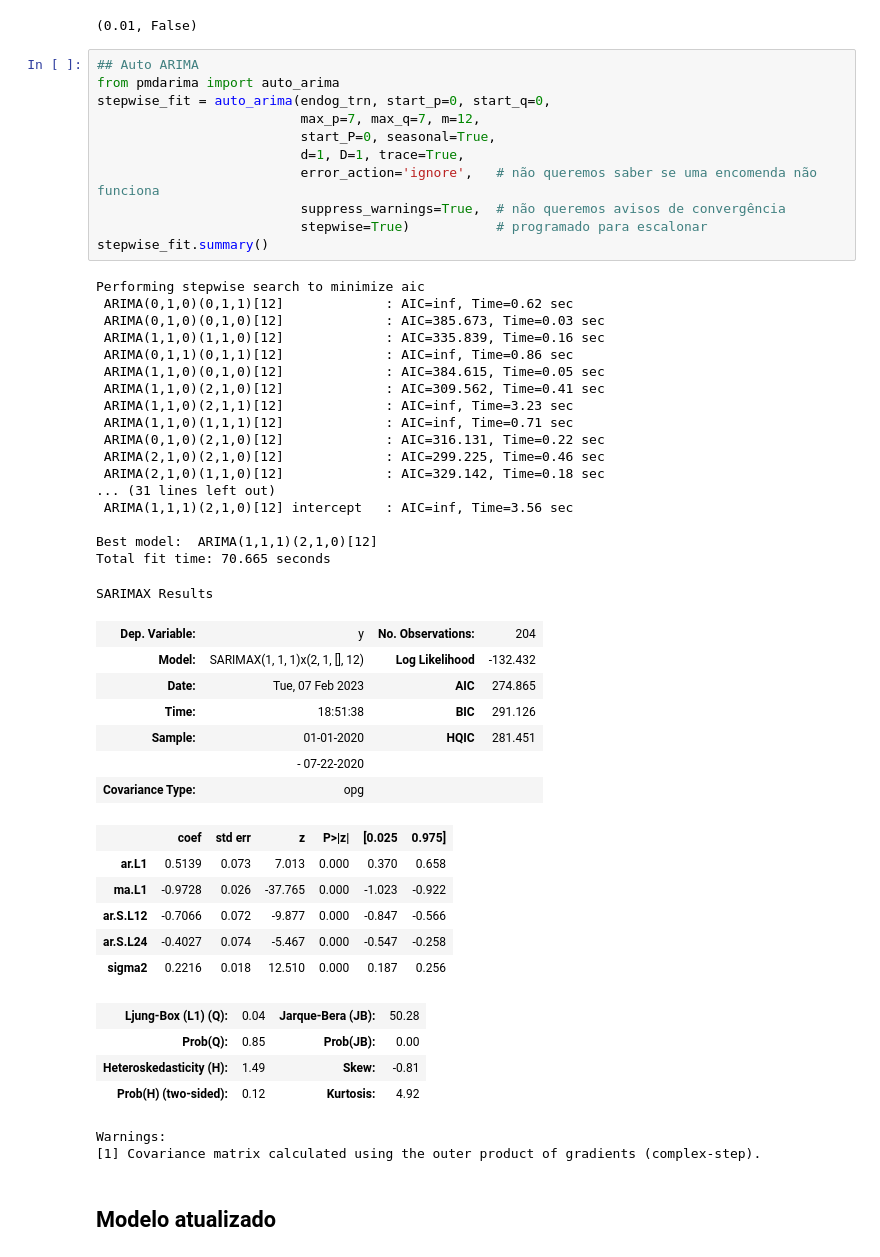
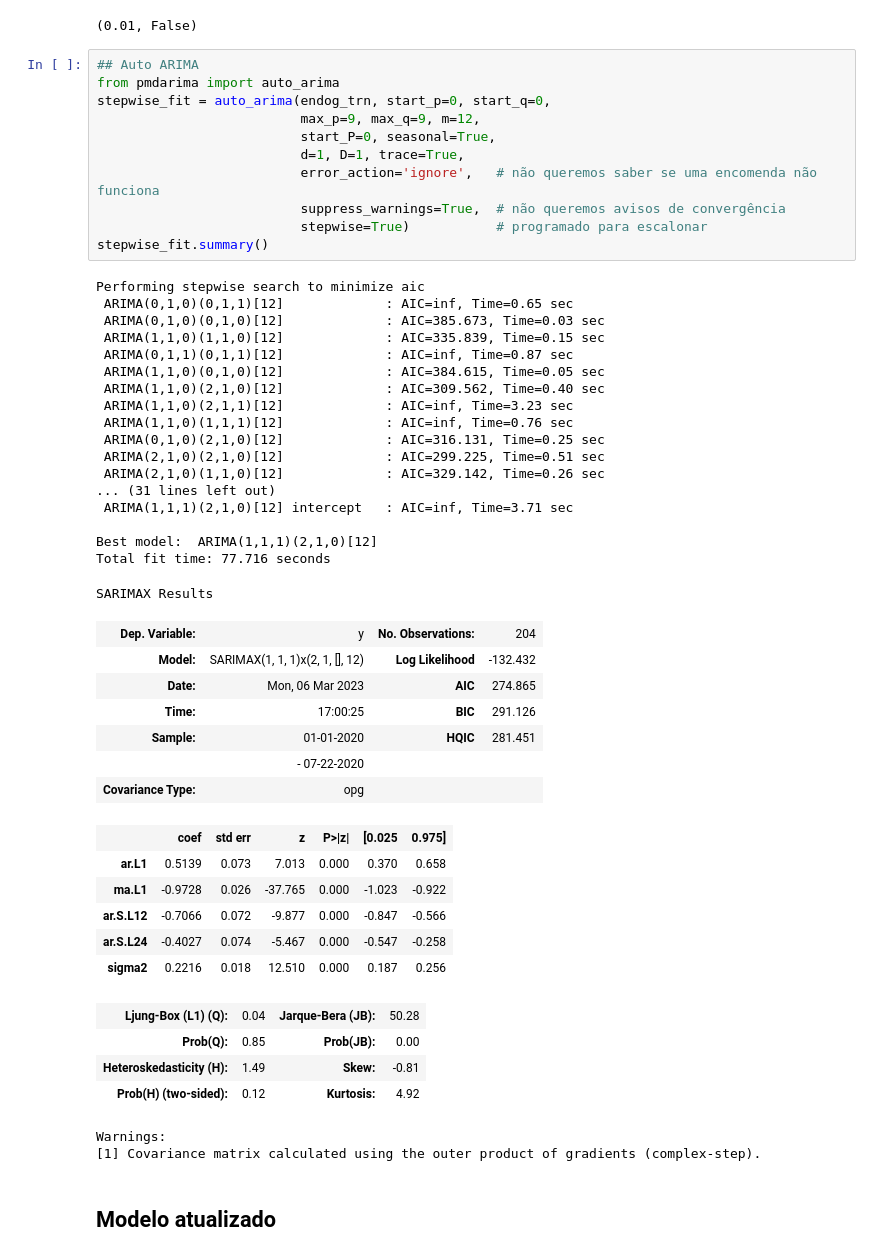
Before and after one commit to TheTchesko/Mestre-Tchesko, a Jupyter notebook: Modelos em Python/Modelos ARIMA.ipynb, the cells around one changed output. Drawn from its saved outputs; the diff is of its cells as text.

```diff
--- a/Modelos em Python/Modelos ARIMA.ipynb
+++ b/Modelos em Python/Modelos ARIMA.ipynb
@@ -420,37 +420,37 @@ adf_test.should_diff(endog)
 # %%
 ## Auto ARIMA
 from pmdarima import auto_arima
 stepwise_fit = auto_arima(endog_trn, start_p=0, start_q=0,
-                          max_p=7, max_q=7, m=12,
+                          max_p=9, max_q=9, m=12,
                           start_P=0, seasonal=True,
                           d=1, D=1, trace=True,
                           error_action='ignore',   # não queremos saber se uma encomenda não funciona
                           suppress_warnings=True,  # não queremos avisos de convergência
                           stepwise=True)           # programado para escalonar
 stepwise_fit.summary()
 # %% [output]
 Performing stepwise search to minimize aic
- ARIMA(0,1,0)(0,1,1)[12]             : AIC=inf, Time=0.62 sec
+ ARIMA(0,1,0)(0,1,1)[12]             : AIC=inf, Time=0.65 sec
  ARIMA(0,1,0)(0,1,0)[12]             : AIC=385.673, Time=0.03 sec
- ARIMA(1,1,0)(1,1,0)[12]             : AIC=335.839, Time=0.16 sec
- ARIMA(0,1,1)(0,1,1)[12]             : AIC=inf, Time=0.86 sec
+ ARIMA(1,1,0)(1,1,0)[12]             : AIC=335.839, Time=0.15 sec
+ ARIMA(0,1,1)(0,1,1)[12]             : AIC=inf, Time=0.87 sec
  ARIMA(1,1,0)(0,1,0)[12]             : AIC=384.615, Time=0.05 sec
- ARIMA(1,1,0)(2,1,0)[12]             : AIC=309.562, Time=0.41 sec
+ ARIMA(1,1,0)(2,1,0)[12]             : AIC=309.562, Time=0.40 sec
  ARIMA(1,1,0)(2,1,1)[12]             : AIC=inf, Time=3.23 sec
- ARIMA(1,1,0)(1,1,1)[12]             : AIC=inf, Time=0.71 sec
- ARIMA(0,1,0)(2,1,0)[12]             : AIC=316.131, Time=0.22 sec
- ARIMA(2,1,0)(2,1,0)[12]             : AIC=299.225, Time=0.46 sec
- ARIMA(2,1,0)(1,1,0)[12]             : AIC=329.142, Time=0.18 sec
+ ARIMA(1,1,0)(1,1,1)[12]             : AIC=inf, Time=0.76 sec
+ ARIMA(0,1,0)(2,1,0)[12]             : AIC=316.131, Time=0.25 sec
+ ARIMA(2,1,0)(2,1,0)[12]             : AIC=299.225, Time=0.51 sec
+ ARIMA(2,1,0)(1,1,0)[12]             : AIC=329.142, Time=0.26 sec
 ... (31 lines left out)
- ARIMA(1,1,1)(2,1,0)[12] intercept   : AIC=inf, Time=3.56 sec
+ ARIMA(1,1,1)(2,1,0)[12] intercept   : AIC=inf, Time=3.71 sec
 
 Best model:  ARIMA(1,1,1)(2,1,0)[12]
-Total fit time: 70.665 seconds
+Total fit time: 77.716 seconds
 SARIMAX Results
 | Dep. Variable: | y | No. Observations: | 204 |
 | Model: | SARIMAX(1, 1, 1)x(2, 1, [], 12) | Log Likelihood | -132.432 |
-| Date: | Tue, 07 Feb 2023 | AIC | 274.865 |
-| Time: | 18:51:38 | BIC | 291.126 |
+| Date: | Mon, 06 Mar 2023 | AIC | 274.865 |
+| Time: | 17:00:25 | BIC | 291.126 |
 | Sample: | 01-01-2020 | HQIC | 281.451 |
 |  | - 07-22-2020 |  |  |
 | Covariance Type: | opg |  |  |
```
Also changed, not shown: parts of 26 cells of this notebook, 33 other files.
